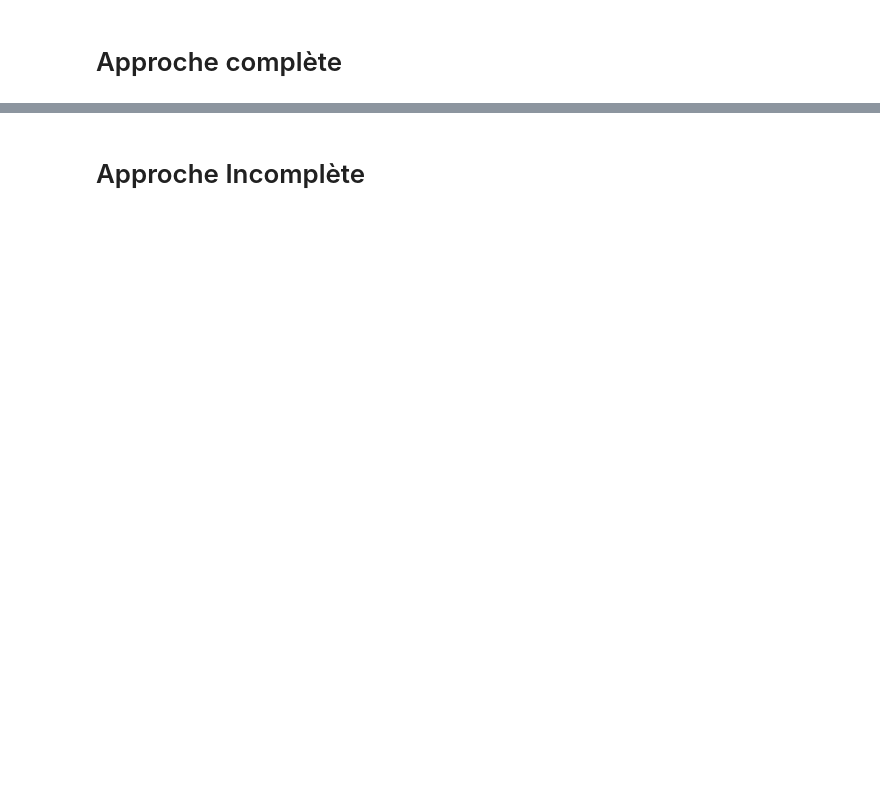
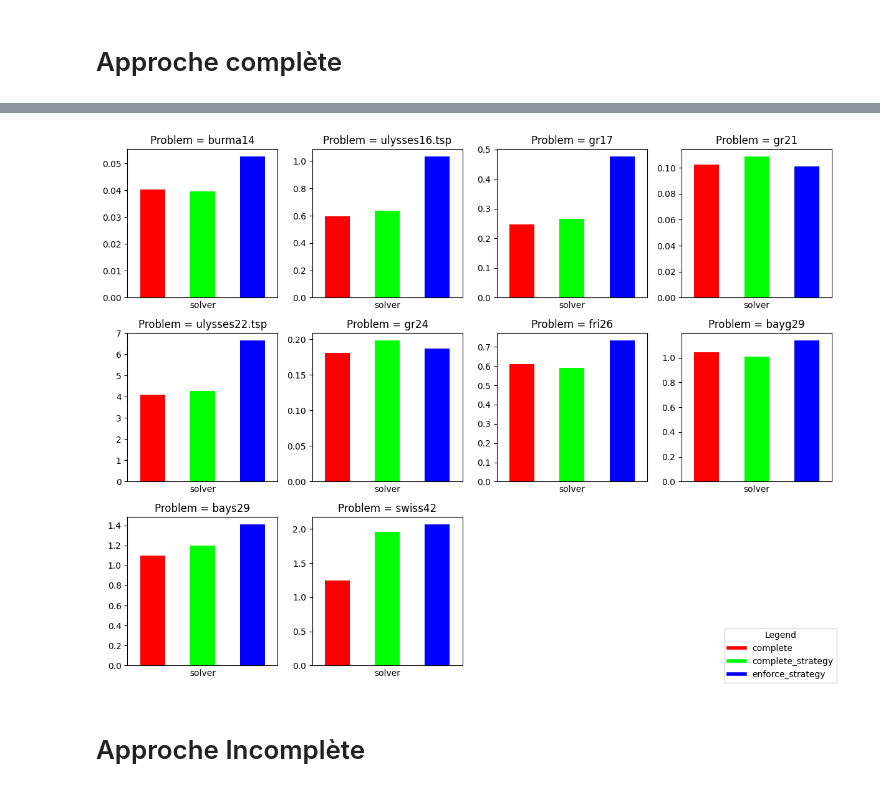
Before and after one commit to ajreckof/GCC, a Jupyter notebook: projet.ipynb, the cells around one changed output, grey strips where cells are left out. Drawn from its saved outputs; the diff is of its cells as text; code cells hidden in the pictures; blank space fills up the shorter version.

```diff
--- a/projet.ipynb
+++ b/projet.ipynb
@@ -34,3 +48,8 @@ pivot_and_plot(grouped_df.mean())
+# %%
+df = pd.read_csv("test_strategy.csv").drop("status", axis = 1)
+pivot_and_plot(df)
+# %% [output]
+[figure, added]
 # %% [markdown]
 # Approche Incomplète
 # %%
```
Also changed, not shown: parts of 14 cells of this notebook, 10 other files.
